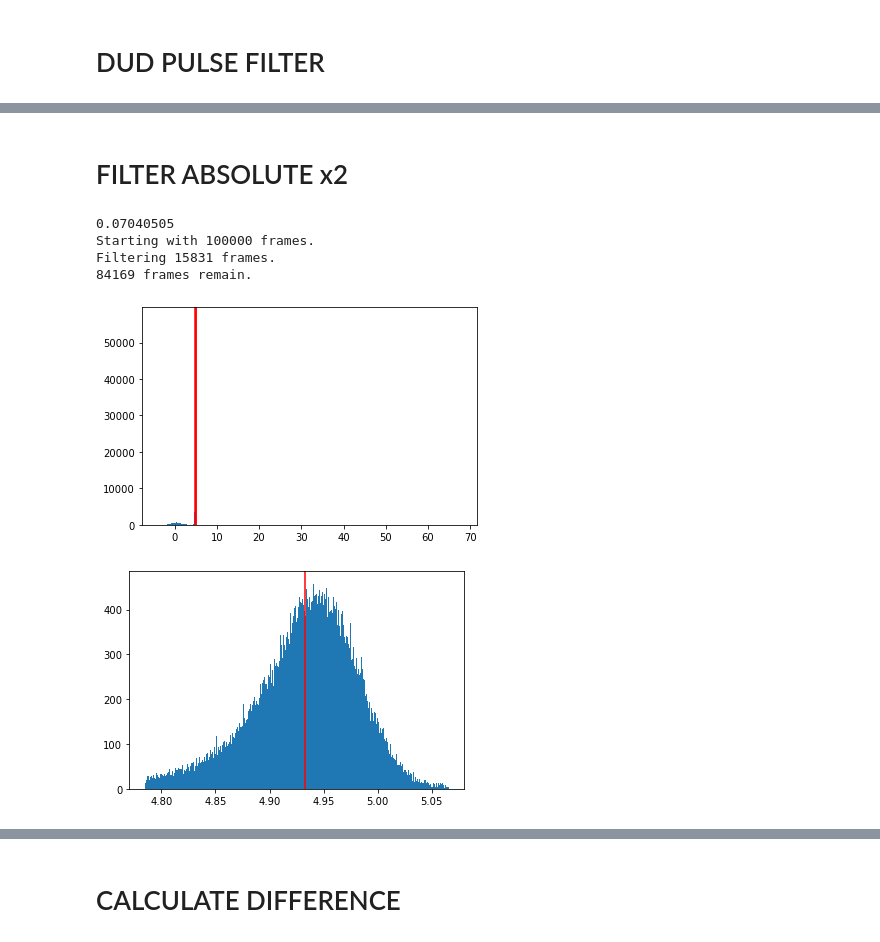
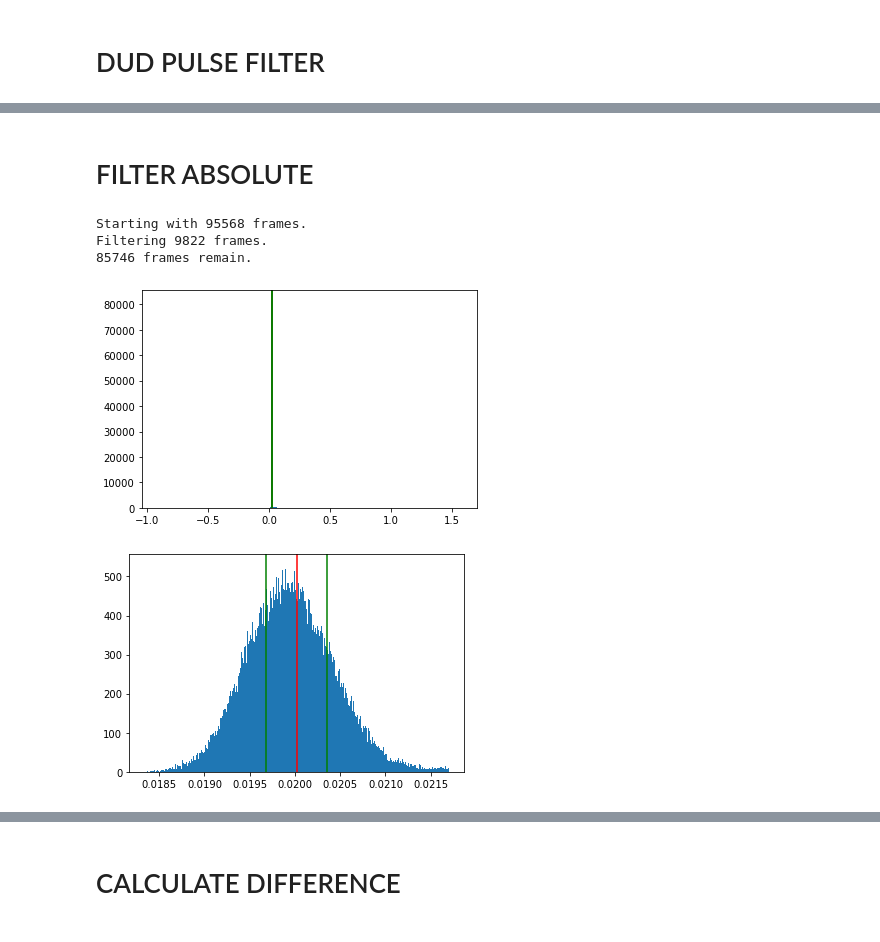
Before and after one commit to FilipeMaia/xfel3046, a Jupyter notebook: offline/jupyter/pa_filtering.ipynb, the cells around one changed output, grey strips where cells are left out. Drawn from its saved outputs; the diff is of its cells as text; code cells hidden in the pictures.

Commit message:
pa filtering working for run 139

```diff
--- a/offline/jupyter/pa_filtering.ipynb
+++ b/offline/jupyter/pa_filtering.ipynb
@@ -85,13 +97,9 @@ def load_data_filipe(file_inp, file_laser,norm=True, qnorm=[12,14]):
 # %%
 
-run = 'r0140'
+run = 'r0138'
 
 file_filipe1 = f'/home/patricka/p003046/scratch/data/{run}_proc_radavg.h5'
 file_filipe2 = f'/home/patricka/p003046/scratch/data/{run}_proc_laser.h5'
 
-Sazi, q, cellID, pump = load_data_filipe(file_filipe1,file_filipe2,qnorm=[5,15])
 
-
-#nan_sum_loc = np.where(np.nansum(Sazi, axis=1)>0)
-
-#Sazi = Sazi[nan_sum_loc,:][0]
+Sazi_raw, q, cellID_raw, pump_raw, pulseIDs_raw, trainIDs_raw = load_data_filipe(file_filipe1,file_filipe2, qnorm=[14,16])
@@ -102,10 +106,28 @@ Sazi, q, cellID, pump = load_data_filipe(file_filipe1,file_filipe2,qnorm=[5,15])
 # %% [markdown]
 # DUD PULSE FILTER
 # %%
-#nan_sum_loc = np.where(np.nansum(Sazi, axis=1)>0)
 
 
+def filter_dud_pulses(Sazi_in, cellID_in, pump_in, pulseIDs_in, trainIDs_in):
 
-#Sazi = Sazi[nan_sum_loc,:][0]
-#cellID = cellID[nan_sum_loc]
-#pump = pump[nan_sum_loc]
+    # sum of the absolute scattering curves for each pulse
+    sazi_sum_abs = np.nansum(Sazi_in,1)
+
+    # locations where the sum is greater then 0
+    # if sum is 0, it means means pulse only had nans
+    sumgt0_loc = np.where(np.nansum(Sazi_in, axis=1)>0)
+
+    # keep curves where sum > 0
+    Sazi_out = Sazi_in[sumgt0_loc,:][0]
+    cellID_out = cellID_in[sumgt0_loc]
+    pump_out = pump_in[sumgt0_loc]
+    pulseIDs_out = pulseIDs_in[sumgt0_loc]
+    trainIDs_out = trainIDs_in[sumgt0_loc]
+    # print filter info
+    print(f'Starting with {Sazi_in.shape[0]} frames.')
+    print(f'Filtering {Sazi_in.shape[0] -Sazi_out.shape[0]} frames.')
+    print(f'{Sazi_out.shape[0]} frames remain.')
+
+    return Sazi_out, cellID_out, pump_out, pulseIDs_out, trainIDs_out
+# %%
+Sazi_df, cellID_df, pump_df , pulseIDs_df, trainIDs_df = filter_dud_pulses(Sazi_raw, cellID_raw, pump_raw, pulseIDs_raw, trainIDs_raw)
@@ -112,4 +144,4 @@ Sazi, q, cellID, pump = load_data_filipe(file_filipe1,file_filipe2,qnorm=[5,15])
 # %% [markdown]
-# FILTER ABSOLUTE x2
+# FILTER ABSOLUTE
 # %%
 
@@ -164,9 +217,8 @@ def filter_mean(Sazi_in, q, qrange, cellID_in, pump_in,sigma=2, mean_bounds=[4,
 # %%
-Sazi_mf, cellID_mf, pump_mf = filter_mean(Sazi, q, [0.1, 0.3], cellID, pump, sigma=2)
+Sazi_mf, cellID_mf, pump_mf, pulseIDs_mf, trainIDs_mf = filter_abs(Sazi_df, q, [0.1, 2.5], cellID_df, pump_df, pulseIDs_df, trainIDs_df, sigma=5, mean_bounds=[0.01,0.04])
 # %% [output]
-0.07040505
-Starting with 100000 frames.
-Filtering 15831 frames.
-84169 frames remain.
+Starting with 95568 frames.
+Filtering 9822 frames.
+85746 frames remain.
-[figure, old version]
+[figure, new version]
-[figure, old version]
+[figure, new version]
```
Also changed, not shown: parts of 21 cells of this notebook, 1 other file.
